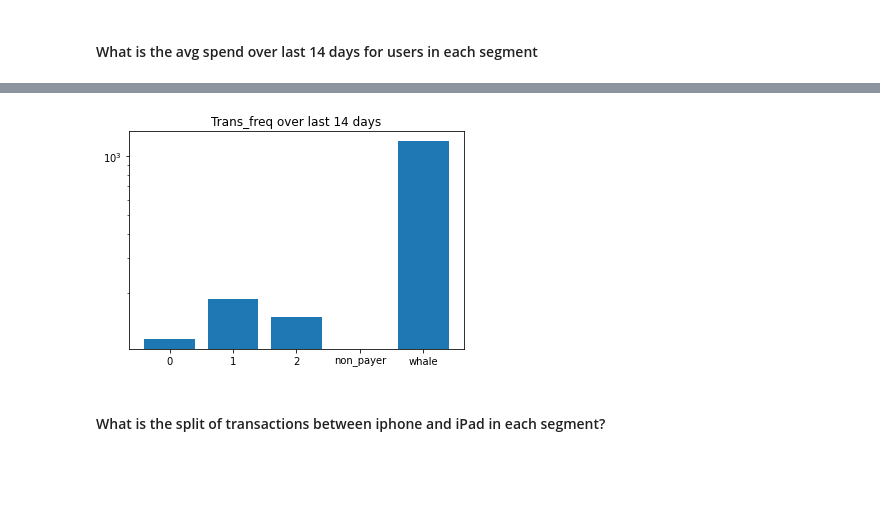
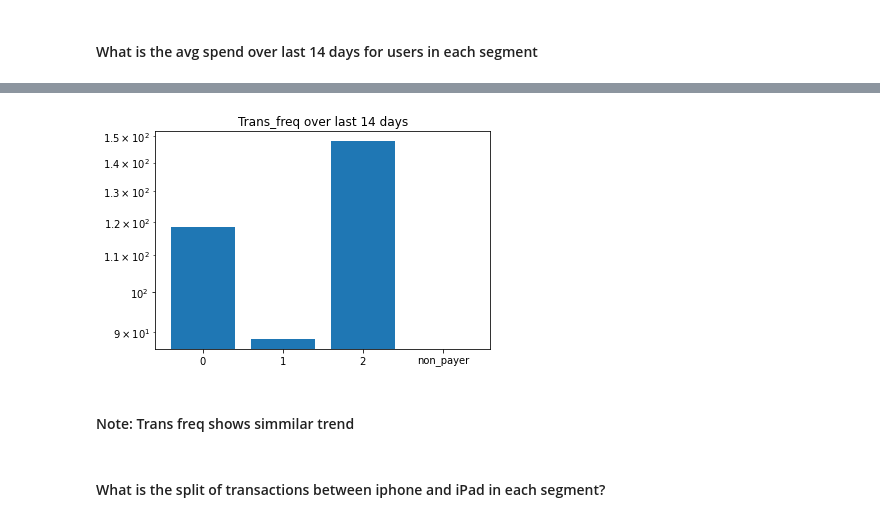
Before and after one commit to sudaksh-bit2/Arcade_DC, a Jupyter notebook: create_analyze_segments.ipynb, the cells around one changed output, grey strips where cells are left out. Drawn from its saved outputs; the diff is of its cells as text; code cells hidden in the pictures; blank space fills up the shorter version.

```diff
--- a/create_analyze_segments.ipynb
+++ b/create_analyze_segments.ipynb
@@ -194,7 +202,7 @@ print(master_seg.shape)
 # %%
-master_seg_agg=master_seg.groupby('segments').agg(tot_spend=('price','sum'),
+master_seg_agg14=master_seg14.groupby('segments').agg(tot_spend=('price','sum'),
                                    trans_freq=('price','count'),
                                    users=('acct_id','nunique')).reset_index()
-master_seg_agg['spend_per_user']=master_seg_agg.tot_spend/master_seg_agg.users
-master_seg_agg['trans_freq_per_user']=master_seg_agg.tot_spend/master_seg_agg.users
+master_seg_agg14['spend_per_user']=master_seg_agg14.tot_spend/master_seg_agg14.users
+master_seg_agg14['trans_freq_per_user']=master_seg_agg14.tot_spend/master_seg_agg14.users
 # master_seg_agg.columns
@@ -217,10 +256,15 @@ plt.show()
 # %%
 plt.figure()
-plt.bar(x=master_seg_agg.index, height=master_seg_agg.trans_freq_per_user,log=True, tick_label=master_seg_agg.segments)
+plt.bar(x=master_seg_agg[master_seg_agg.segments!='whale'].index,
+        height=master_seg_agg[master_seg_agg.segments!='whale'].trans_freq_per_user,
+        log=True,
+        tick_label=master_seg_agg[master_seg_agg.segments!='whale'].segments)
 plt.title('Trans_freq over last 14 days')
 plt.show()
 # %% [output]
-[figure, old version]
+[figure, new version]
+# %% [markdown]
+#### Note: Trans freq shows simmilar trend
 # %% [markdown]
 #### What is the split of transactions between iphone and iPad in each segment?
 # %%
```
Also changed, not shown: parts of 31 cells of this notebook, 3 other files.
